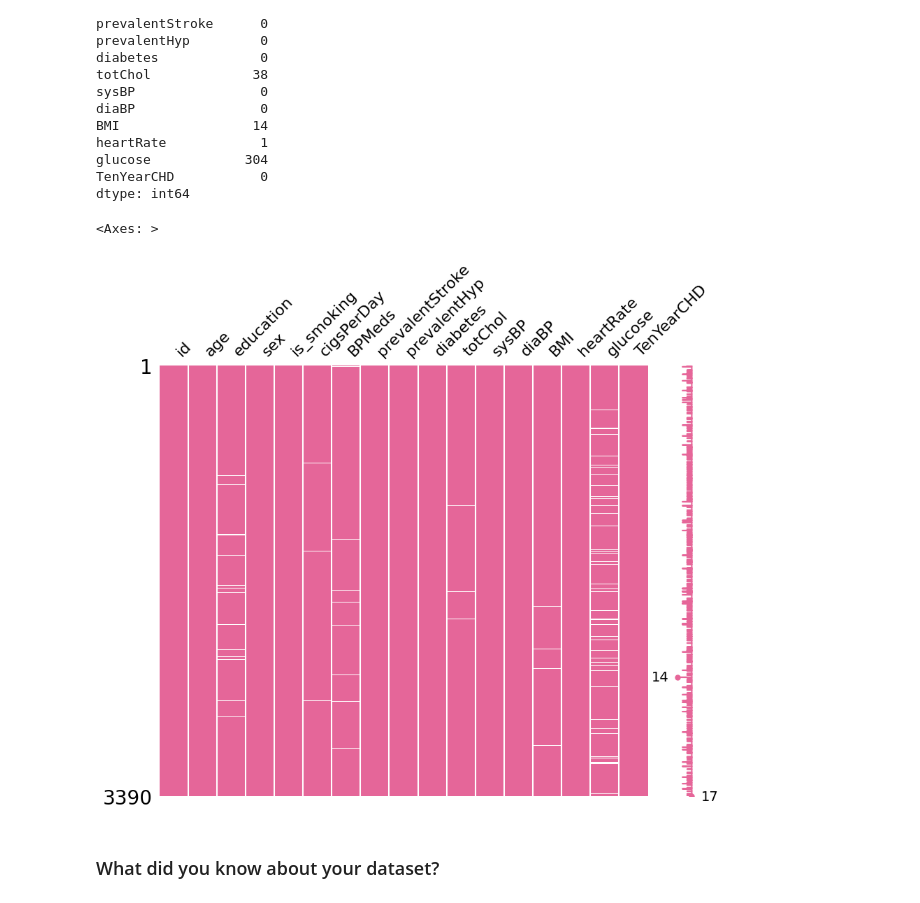
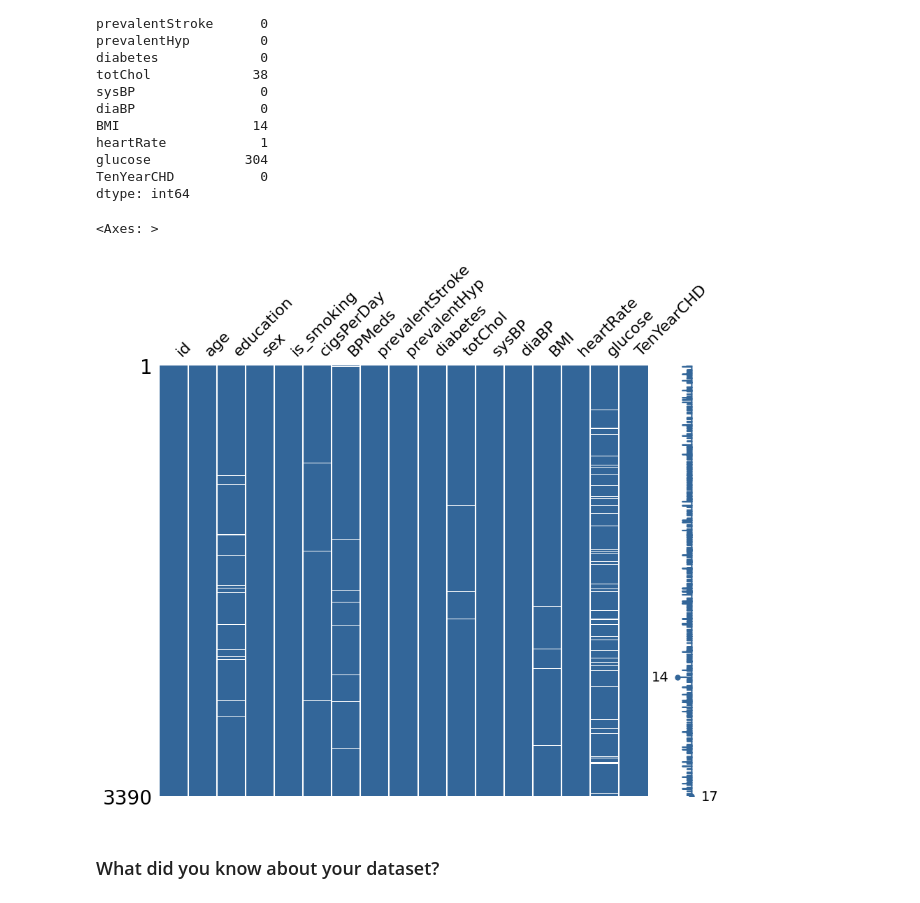
Before and after one commit to fadakenitin/Classification_Capstone_Project, a Jupyter notebook: Cardiovascular_Risk_Prediction.ipynb, the cells around one changed output. Saved outputs shown, nothing was run; the diff lists cells and outputs as text; code cells hidden in the pictures.

```diff
--- a/Cardiovascular_Risk_Prediction.ipynb
+++ b/Cardiovascular_Risk_Prediction.ipynb
@@ -172,10 +172,10 @@ dtype: int64
 # %%
 # Visualizing the missing values
 # import
 import missingno as msno
-msno.matrix(data, figsize=(10,8), color=(0.9, 0.4, 0.6))
+msno.matrix(data, figsize=(10,8), color=(0.2, 0.4, 0.6))
 # %% [output]
 <Axes: >
-[figure, old version]
+[figure, new version]
 # %% [markdown]
 ### What did you know about your dataset?
```
Also changed, not shown: parts of 77 cells of this notebook.
